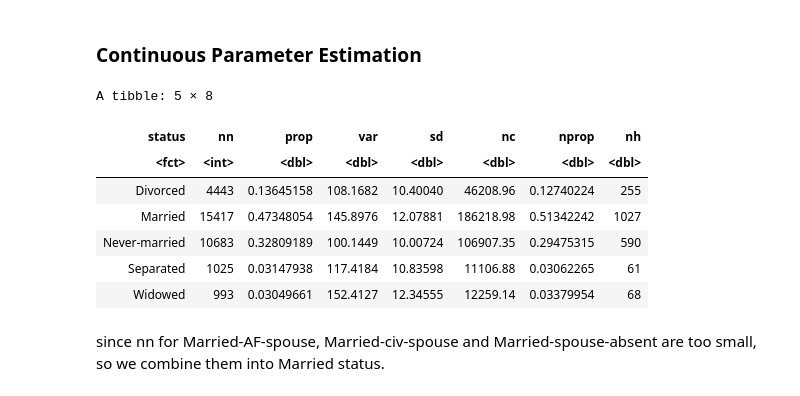
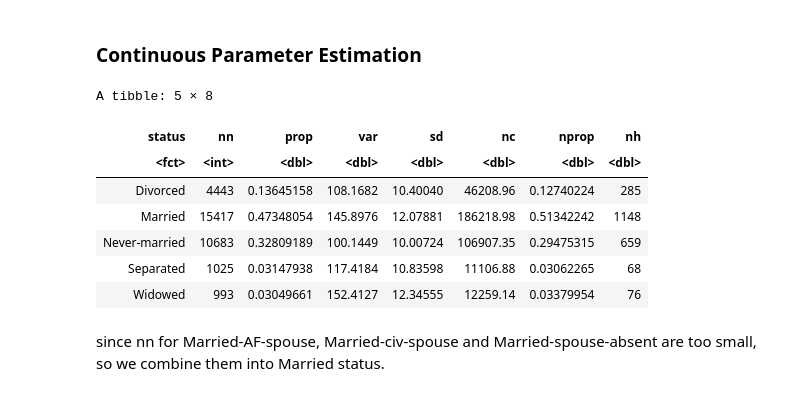
Before and after one commit to MarsZan/STAT-344-Project, a Jupyter notebook: STAT 344 Project.ipynb, the cells around one changed output. Cells and saved outputs as stored; diff of their text form; code cells hidden in the pictures.

```diff
--- a/STAT 344 Project.ipynb
+++ b/STAT 344 Project.ipynb
@@ -24,22 +18,0 @@ Once we load the data into R, we can see that our population size is 32561. From
-# %%
-library(tidyverse)
-library(GGally)
-adult <- read.csv("adult.data", header = FALSE)
-column_names <- c("age",
-                  "workclass",
-                  "final_weight",
-                  "education",
-                  "education_num",
-                  "marital_status",
-                  "occupation",
-                  "relationship",
-                  "race",
-                  "sex",
-                  "capital_gain",
-                  "capital_loss",
-                  "hours_per_week",
-                  "native_country",
-                  "income")
-adult <- setNames(adult, column_names)
-adult <- adult %>%
-    mutate(income = as.factor(income))
@@ -221,27 +104,27 @@ for (i in 1:length(status)) {
             status[i] <- status[i])
 }
 # %%
-n = 2000 ## we set sample size to be 1000
+n = 2236 ## we set sample size to be 1000
 N = nrow(adult) ## population size
 ## Get pproportional stratum sizes
 adult$status <- as.factor(status)
 
 marital_ns <- adult %>%
     group_by(status) %>%
     summarise(nn = n(), prop = n()/N, var = var(age), sd = sd(age)) %>%
     mutate(nc = nn*sd) %>%
     mutate(nprop = nc/sum(nc)) %>%
     mutate(nh = round(nprop*n))
 marital_ns
 # %% [output]
 A tibble: 5 × 8
 | status | nn | prop | var | sd | nc | nprop | nh |
 | <fct> | <int> | <dbl> | <dbl> | <dbl> | <dbl> | <dbl> | <dbl> |
-| Divorced | 4443 | 0.13645158 | 108.1682 | 10.40040 | 46208.96 | 0.12740224 | 255 |
-| Married | 15417 | 0.47348054 | 145.8976 | 12.07881 | 186218.98 | 0.51342242 | 1027 |
-| Never-married | 10683 | 0.32809189 | 100.1449 | 10.00724 | 106907.35 | 0.29475315 | 590 |
-| Separated | 1025 | 0.03147938 | 117.4184 | 10.83598 | 11106.88 | 0.03062265 | 61 |
-| Widowed | 993 | 0.03049661 | 152.4127 | 12.34555 | 12259.14 | 0.03379954 | 68 |
+| Divorced | 4443 | 0.13645158 | 108.1682 | 10.40040 | 46208.96 | 0.12740224 | 285 |
+| Married | 15417 | 0.47348054 | 145.8976 | 12.07881 | 186218.98 | 0.51342242 | 1148 |
+| Never-married | 10683 | 0.32809189 | 100.1449 | 10.00724 | 106907.35 | 0.29475315 | 659 |
+| Separated | 1025 | 0.03147938 | 117.4184 | 10.83598 | 11106.88 | 0.03062265 | 68 |
+| Widowed | 993 | 0.03049661 | 152.4127 | 12.34555 | 12259.14 | 0.03379954 | 76 |
 # %% [markdown]
 since nn for Married-AF-spouse, Married-civ-spouse and Married-spouse-absent are too small, so we combine them into Married status.
 # %%
```
Also changed, not shown: parts of 31 cells of this notebook.
